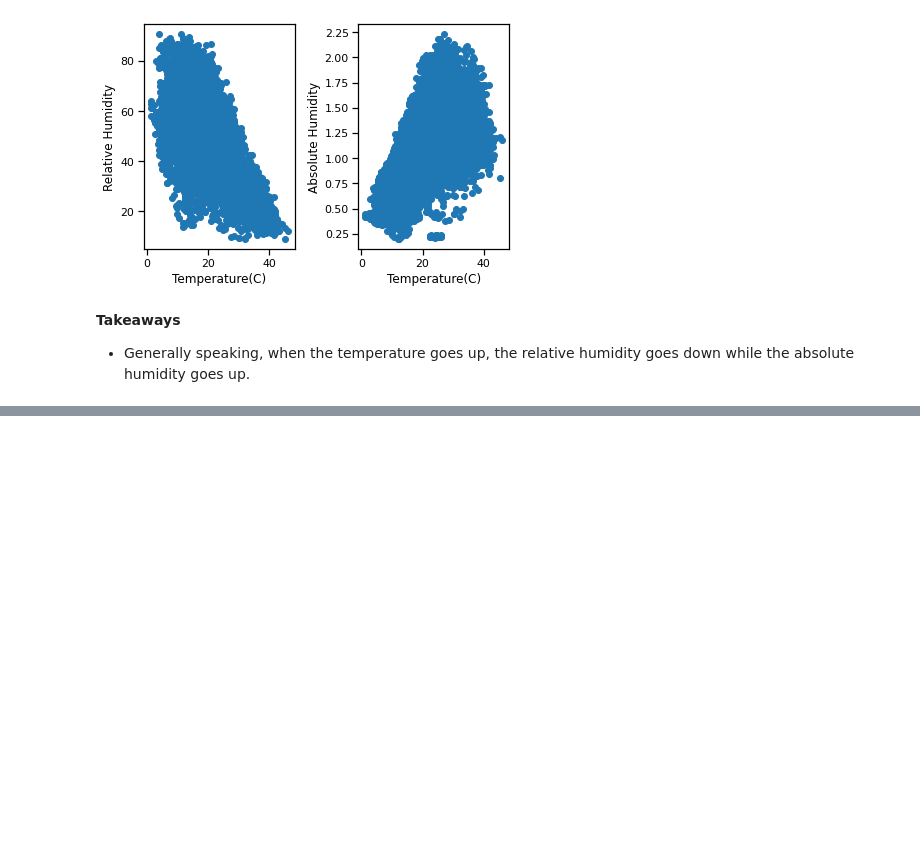
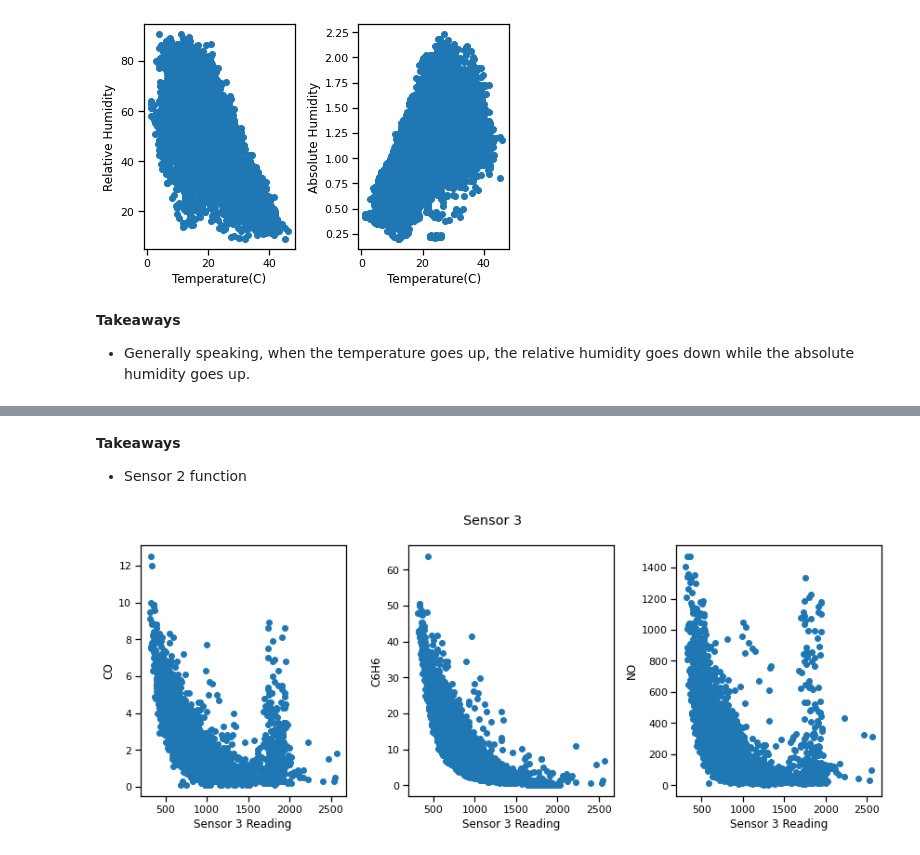
Before and after one commit to Yongliang-Shi/predicting-air-pollution, a Jupyter notebook: MVP.ipynb, the cells around one changed output, grey strips where cells are left out. Saved outputs shown, nothing was run; the diff lists cells and outputs as text; code cells hidden in the pictures; blank space fills up the shorter version.

```diff
--- a/MVP.ipynb
+++ b/MVP.ipynb
@@ -175,0 +227,26 @@ plt.show()
+# %% [markdown]
+**Takeaways**
+- Sensor 2 function
+# %%
+plt.figure(figsize=(12,5))
+plt.suptitle('Sensor 3')
+
+plt.subplot(131)
+plt.scatter('sensor_3', 'target_carbon_monoxide', data=df)
+plt.xlabel('Sensor 3 Reading')
+plt.ylabel('CO')
+
+plt.subplot(132)
+plt.scatter('sensor_3', 'target_benzene', data=df)
+plt.xlabel('Sensor 3 Reading')
+plt.ylabel('C6H6')
+
+plt.subplot(133)
+plt.scatter('sensor_3', 'target_nitrogen_oxides', data=df)
+plt.xlabel('Sensor 3 Reading')
+plt.ylabel('NO')
+
+plt.tight_layout()
+plt.show()
+# %% [output]
+[figure, added]
```
Also changed, not shown: parts of 7 cells of this notebook.
